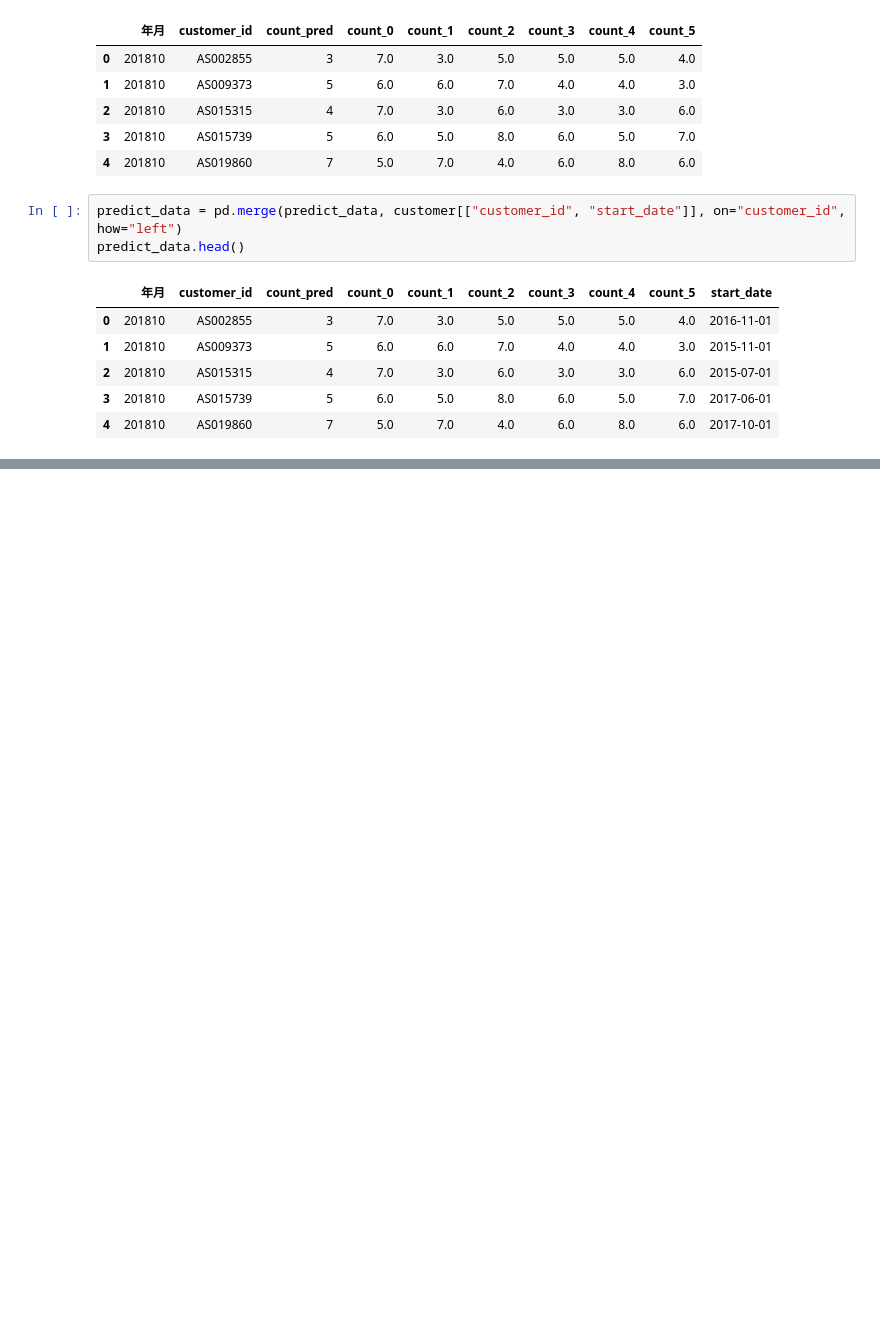
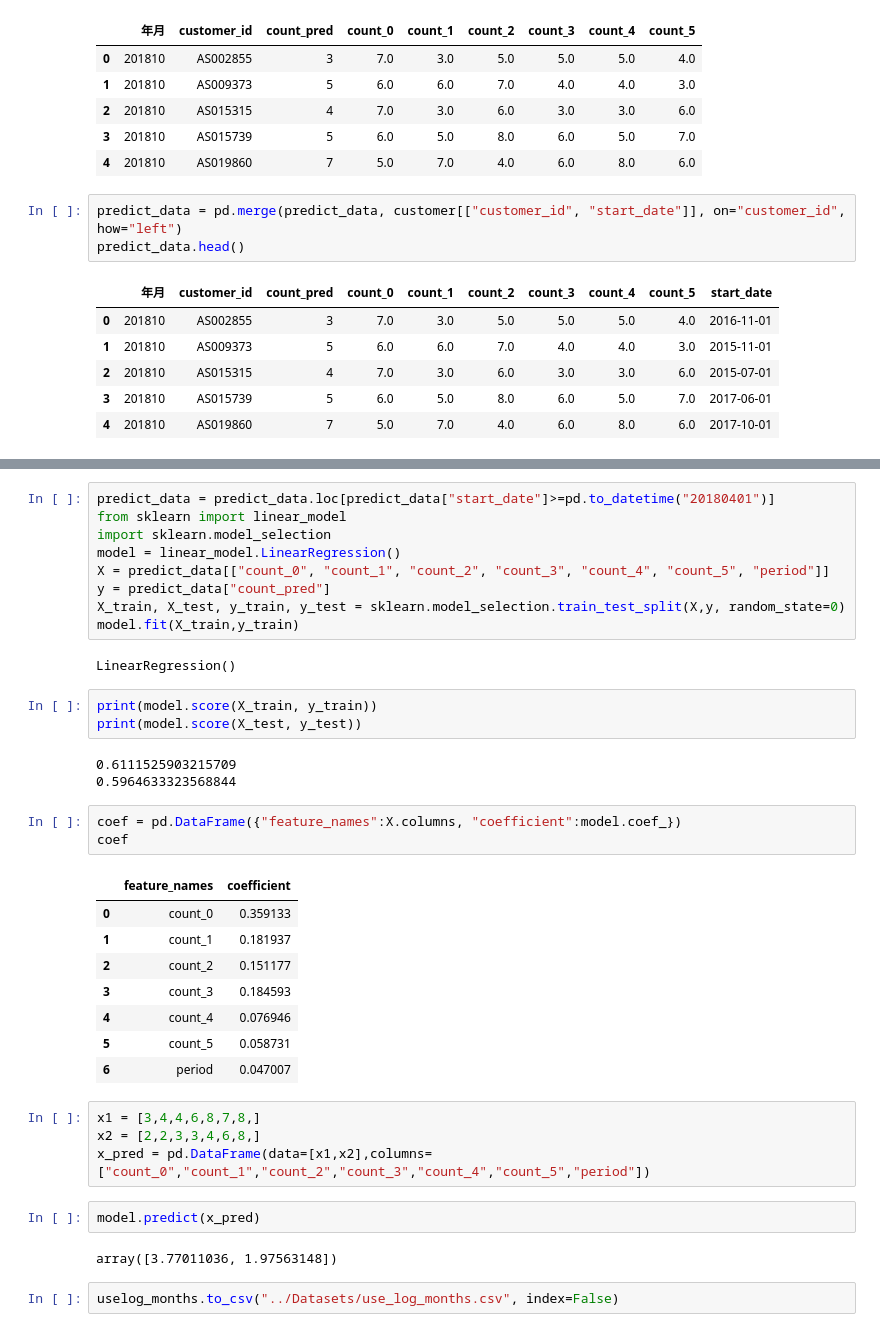
Before and after one commit to shota98501/Data_Scientist, a Jupyter notebook: Knock(DirtyData)/Dirty_Data4/Data_Analysis/Dirty_Data4.ipynb, the cells around one changed output, grey strips where cells are left out. Cells and saved outputs as stored; diff of their text form; blank space fills up the shorter version.

```diff
--- a/Knock(DirtyData)/Dirty_Data4/Data_Analysis/Dirty_Data4.ipynb
+++ b/Knock(DirtyData)/Dirty_Data4/Data_Analysis/Dirty_Data4.ipynb
@@ -184,0 +192,39 @@ predict_data.head()
+# %%
+predict_data = predict_data.loc[predict_data["start_date"]>=pd.to_datetime("20180401")]
+from sklearn import linear_model
+import sklearn.model_selection
+model = linear_model.LinearRegression()
+X = predict_data[["count_0", "count_1", "count_2", "count_3", "count_4", "count_5", "period"]]
+y = predict_data["count_pred"]
+X_train, X_test, y_train, y_test = sklearn.model_selection.train_test_split(X,y, random_state=0)
+model.fit(X_train,y_train)
+# %% [output]
+LinearRegression()
+# %%
+print(model.score(X_train, y_train))
+print(model.score(X_test, y_test))
+# %% [output]
+0.6111525903215709
+0.5964633323568844
+# %%
+coef = pd.DataFrame({"feature_names":X.columns, "coefficient":model.coef_})
+coef
+# %% [output]
+|  | feature_names | coefficient |
+| 0 | count_0 | 0.359133 |
+| 1 | count_1 | 0.181937 |
+| 2 | count_2 | 0.151177 |
+| 3 | count_3 | 0.184593 |
+| 4 | count_4 | 0.076946 |
+| 5 | count_5 | 0.058731 |
+| 6 | period | 0.047007 |
+# %%
+x1 = [3,4,4,6,8,7,8,]
+x2 = [2,2,3,3,4,6,8,]
+x_pred = pd.DataFrame(data=[x1,x2],columns=["count_0","count_1","count_2","count_3","count_4","count_5","period"])
+# %%
+model.predict(x_pred)
+# %% [output]
+array([3.77011036, 1.97563148])
+# %%
+uselog_months.to_csv("../Datasets/use_log_months.csv", index=False)
```
Also changed, not shown: parts of 1 cell of this notebook, 1 other file.
